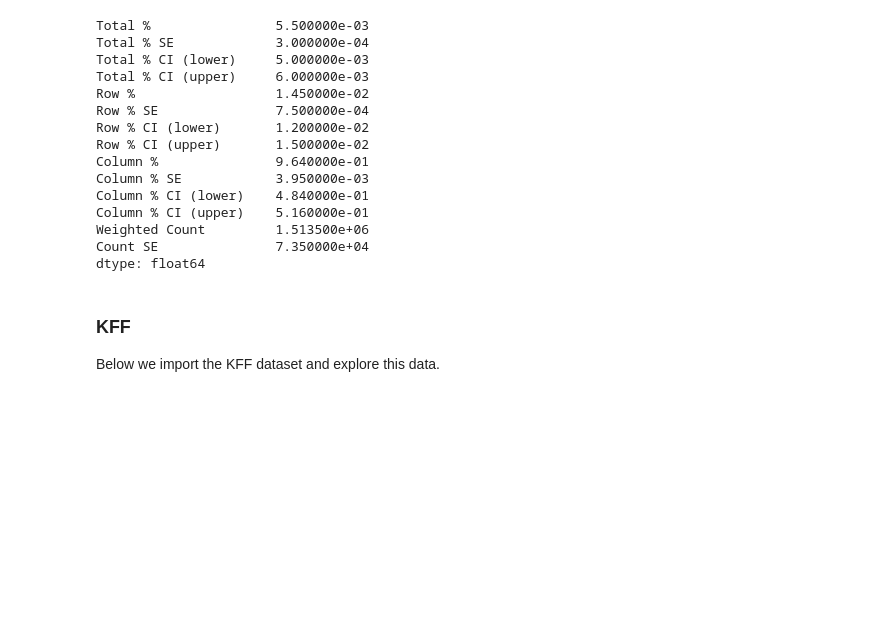
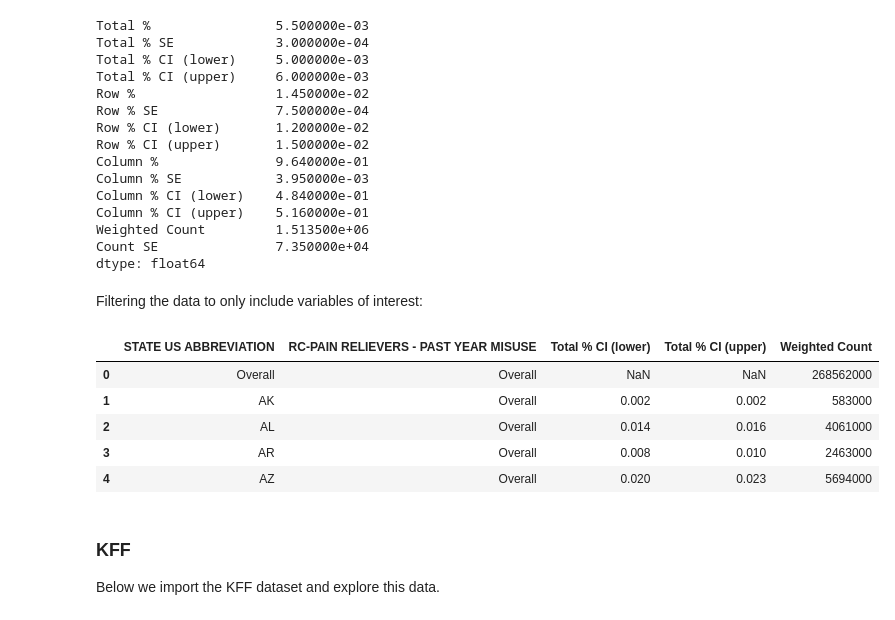
Before and after one commit to riverar9/data-602-final-project, a Jupyter notebook: Proposal_summ_stats.ipynb, the cells around one changed output. Drawn from its saved outputs; the diff is of its cells as text; code cells hidden in the pictures; blank space fills up the shorter version.

```diff
--- a/Proposal_summ_stats.ipynb
+++ b/Proposal_summ_stats.ipynb
@@ -92,6 +113,23 @@ Column % CI (upper)    5.160000e-01
 Weighted Count         1.513500e+06
 Count SE               7.350000e+04
 dtype: float64
+# %% [markdown]
+Filtering the data to only include variables of interest:
+# %%
+df = df[['STATE US ABBREVIATION',
+'RC-PAIN RELIEVERS - PAST YEAR MISUSE',
+'Total % CI (lower)',
+'Total % CI (upper)',
+'Weighted Count',
+]]
+df.head()
+# %% [output]
+|  | STATE US ABBREVIATION | RC-PAIN RELIEVERS - PAST YEAR MISUSE | Total % CI (lower) | Total % CI (upper) | Weighted Count |
+| 0 | Overall | Overall | NaN | NaN | 268562000 |
+| 1 | AK | Overall | 0.002 | 0.002 | 583000 |
+| 2 | AL | Overall | 0.014 | 0.016 | 4061000 |
+| 3 | AR | Overall | 0.008 | 0.010 | 2463000 |
+| 4 | AZ | Overall | 0.020 | 0.023 | 5694000 |
 # %% [markdown]
 ### KFF
 
```
Also changed, not shown: parts of 11 cells of this notebook.
